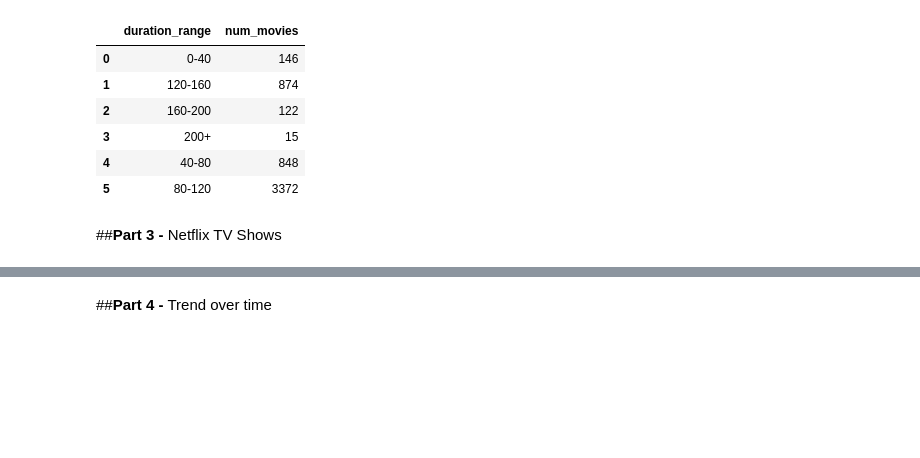
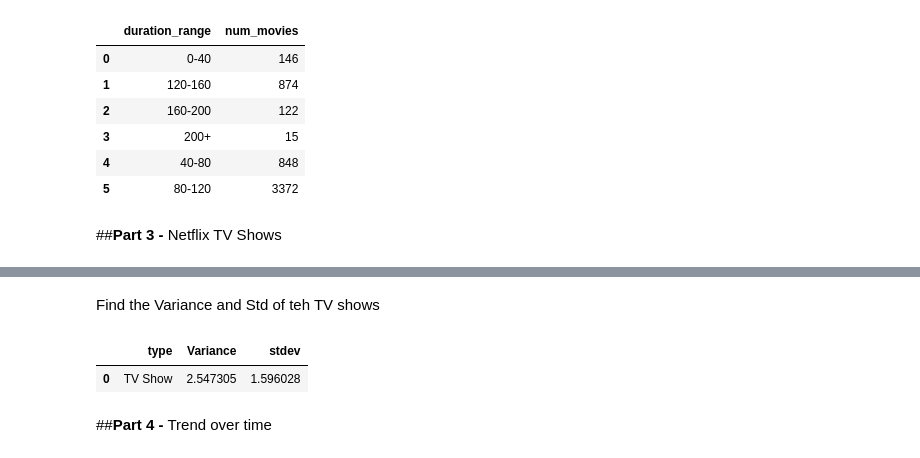
Before and after one commit to aditya248/Netflix-Exploratory-Data-Analysis, a Jupyter notebook: BA775_TeamProject_B2T8.ipynb, the cells around one changed output, grey strips where cells are left out. Drawn from its saved outputs; the diff is of its cells as text; code cells hidden in the pictures; blank space fills up the shorter version.

```diff
--- a/BA775_TeamProject_B2T8.ipynb
+++ b/BA775_TeamProject_B2T8.ipynb
@@ -267,3 +318,17 @@ ORDER BY duration_range ###order???
+# %% [markdown]
+Find the Variance and Std of teh TV shows
+# %%
+%%bigquery --project=ba775-team8-b2
+SELECT type,
+       AVG(new_duration * new_duration) - AVG(new_duration) * AVG(new_duration) AS Variance,
+       SQRT(AVG(new_duration*new_duration) - AVG(new_duration)*AVG(new_duration)) AS stdev FROM
+(SELECT type,CAST(REPLACE(REPLACE(REPLACE(duration,'min',''),'Season',''),'s','') AS INT64) AS new_duration
+FROM `ba775-team8-b2.Netflix.netflix_titles`)
+WHERE type = 'TV Show'
+GROUP BY type
+# %% [output]
+|  | type | Variance | stdev |
+| 0 | TV Show | 2.547305 | 1.596028 |
 # %% [markdown]
 ##**Part 4 -** Trend over time
 # %%
```
Also changed, not shown: parts of 28 cells of this notebook.
